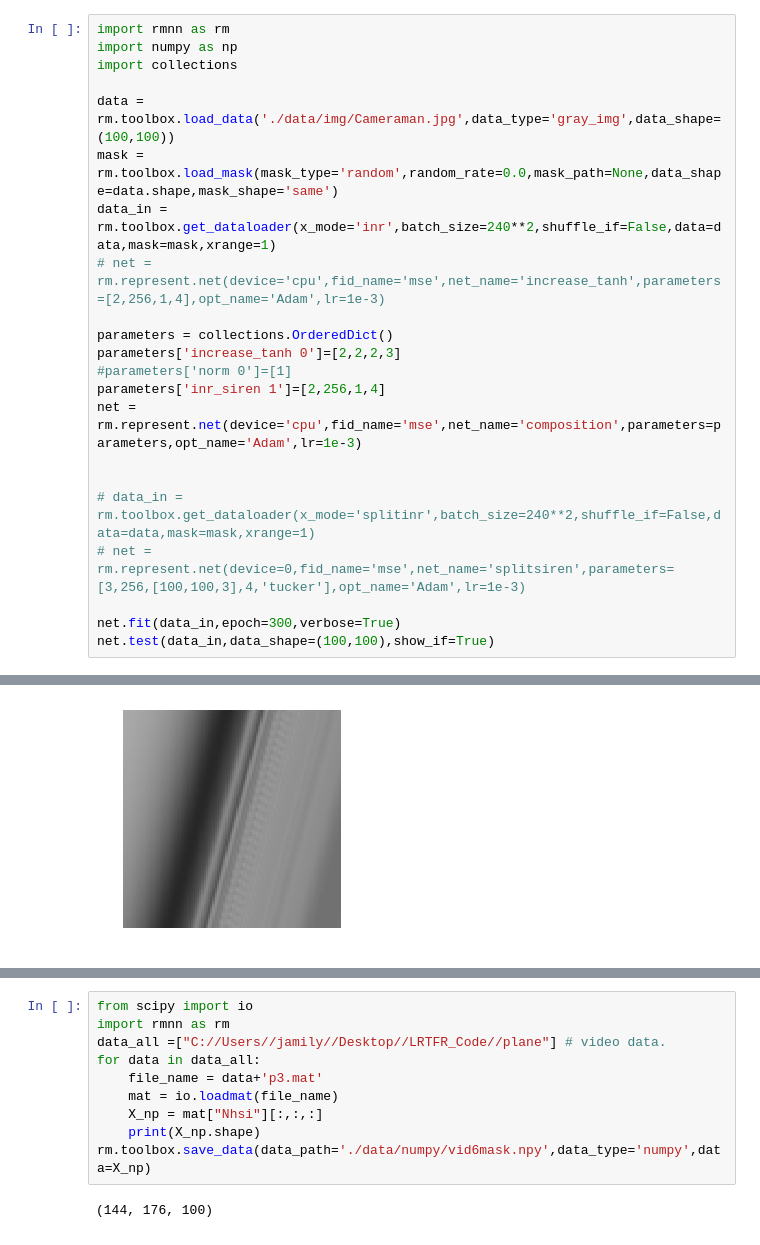
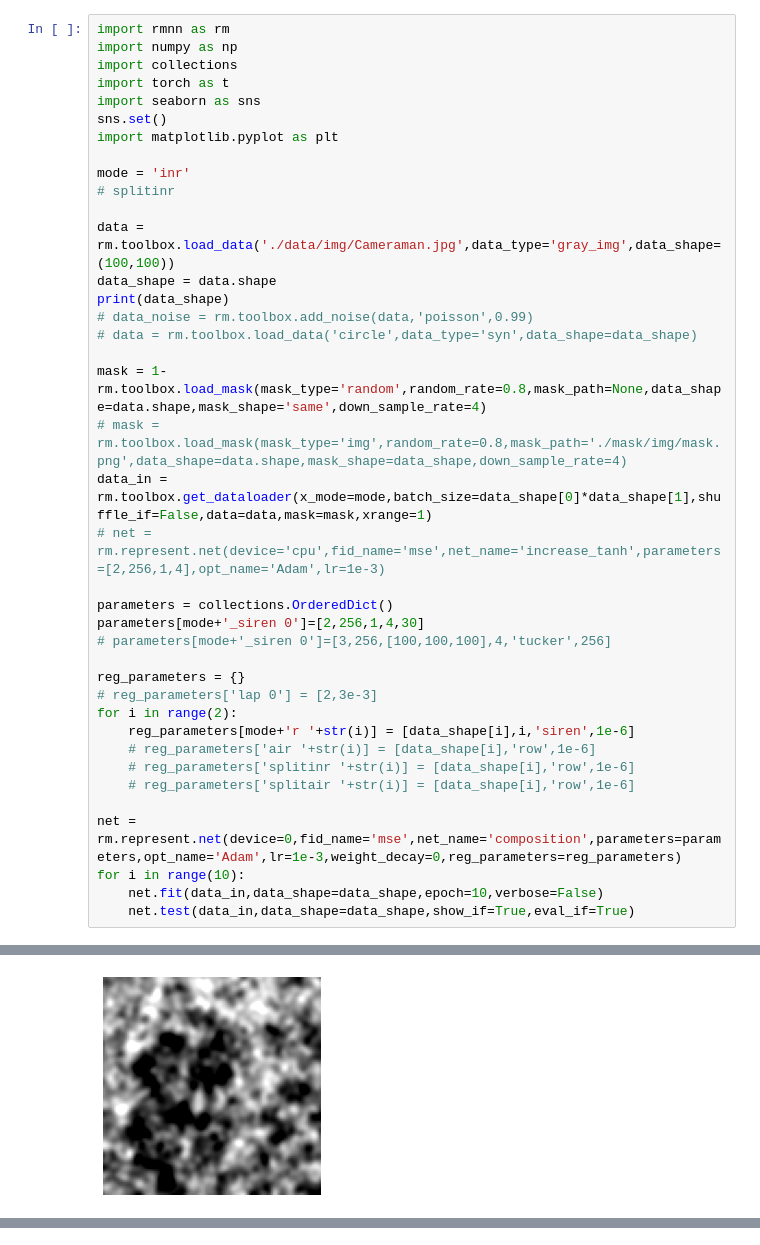
Before and after one commit to lizhemin15/rmnn-pip, a Jupyter notebook: main.ipynb, the cells around one changed output, grey strips where cells are left out. Saved outputs shown, nothing was run; the diff lists cells and outputs as text.

```diff
--- a/main.ipynb
+++ b/main.ipynb
@@ -18,22 +2,39 @@ data_train_loader,data_val_loader,data_test_loader = rm.toolbox.get_dataloader(x
 import rmnn as rm
 import numpy as np
 import collections
+import torch as t
+import seaborn as sns
+sns.set()
+import matplotlib.pyplot as plt
+
+mode = 'inr'
+# splitinr
 
 data = rm.toolbox.load_data('./data/img/Cameraman.jpg',data_type='gray_img',data_shape=(100,100))
-mask = rm.toolbox.load_mask(mask_type='random',random_rate=0.0,mask_path=None,data_shape=data.shape,mask_shape='same')
-data_in = rm.toolbox.get_dataloader(x_mode='inr',batch_size=240**2,shuffle_if=False,data=data,mask=mask,xrange=1)
+data_shape = data.shape
+print(data_shape)
+# data_noise = rm.toolbox.add_noise(data,'poisson',0.99)
+# data = rm.toolbox.load_data('circle',data_type='syn',data_shape=data_shape)
+
+mask = 1-rm.toolbox.load_mask(mask_type='random',random_rate=0.8,mask_path=None,data_shape=data.shape,mask_shape='same',down_sample_rate=4)
+# mask = rm.toolbox.load_mask(mask_type='img',random_rate=0.8,mask_path='./mask/img/mask.png',data_shape=data.shape,mask_shape=data_shape,down_sample_rate=4)
+data_in = rm.toolbox.get_dataloader(x_mode=mode,batch_size=data_shape[0]*data_shape[1],shuffle_if=False,data=data,mask=mask,xrange=1)
 # net = rm.represent.net(device='cpu',fid_name='mse',net_name='increase_tanh',parameters=[2,256,1,4],opt_name='Adam',lr=1e-3)
 
 parameters = collections.OrderedDict()
-parameters['increase_tanh 0']=[2,2,2,3]
-#parameters['norm 0']=[1]
-parameters['inr_siren 1']=[2,256,1,4]
-net = rm.represent.net(device='cpu',fid_name='mse',net_name='composition',parameters=parameters,opt_name='Adam',lr=1e-3)
+parameters[mode+'_siren 0']=[2,256,1,4,30]
+# parameters[mode+'_siren 0']=[3,256,[100,100,100],4,'tucker',256]
 
+reg_parameters = {}
+# reg_parameters['lap 0'] = [2,3e-3]
+for i in range(2):
+    reg_parameters[mode+'r '+str(i)] = [data_shape[i],i,'siren',1e-6]
+    # reg_parameters['air '+str(i)] = [data_shape[i],'row',1e-6]
+    # reg_parameters['splitinr '+str(i)] = [data_shape[i],'row',1e-6]
+    # reg_parameters['splitair '+str(i)] = [data_shape[i],'row',1e-6]
 
-# data_in = rm.toolbox.get_dataloader(x_mode='splitinr',batch_size=240**2,shuffle_if=False,data=data,mask=mask,xrange=1)
-# net = rm.represent.net(device=0,fid_name='mse',net_name='splitsiren',parameters=[3,256,[100,100,3],4,'tucker'],opt_name='Adam',lr=1e-3)
-
-net.fit(data_in,epoch=300,verbose=True)
-net.test(data_in,data_shape=(100,100),show_if=True)
+net = rm.represent.net(device=0,fid_name='mse',net_name='composition',parameters=parameters,opt_name='Adam',lr=1e-3,weight_decay=0,reg_parameters=reg_parameters)
+for i in range(10):
+    net.fit(data_in,data_shape=data_shape,epoch=10,verbose=False)
+    net.test(data_in,data_shape=data_shape,show_if=True,eval_if=True)
 # %% [output]
@@ -51 +43 @@ MSE= 0.03785202941894531
-[figure, old version]
+[figure, new version]
@@ -52,12 +54,0 @@ MSE= 0.03785202941894531
-# %%
-from scipy import io
-import rmnn as rm
-data_all =["C://Users//jamily//Desktop//LRTFR_Code//plane"] # video data.
-for data in data_all:
-    file_name = data+'p3.mat'
-    mat = io.loadmat(file_name)
-    X_np = mat["Nhsi"][:,:,:]
-    print(X_np.shape)
-rm.toolbox.save_data(data_path='./data/numpy/vid6mask.npy',data_type='numpy',data=X_np)
-# %% [output]
-(144, 176, 100)
```
Also changed, not shown: parts of 3 cells of this notebook, 2 other files.
